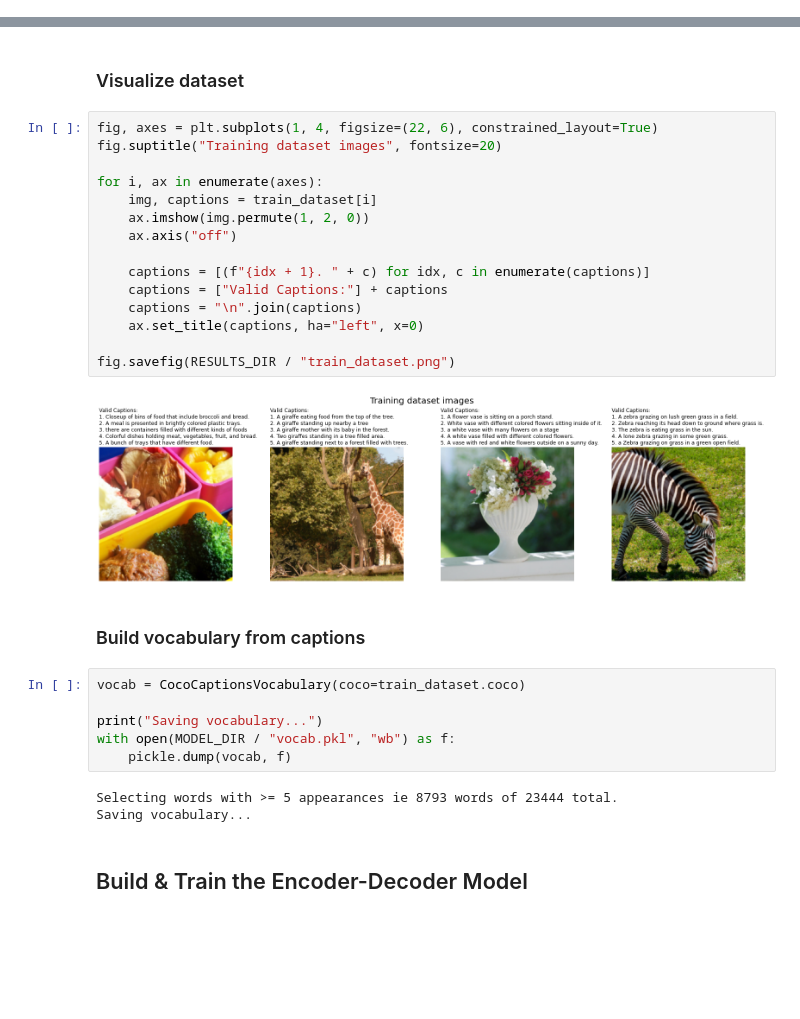
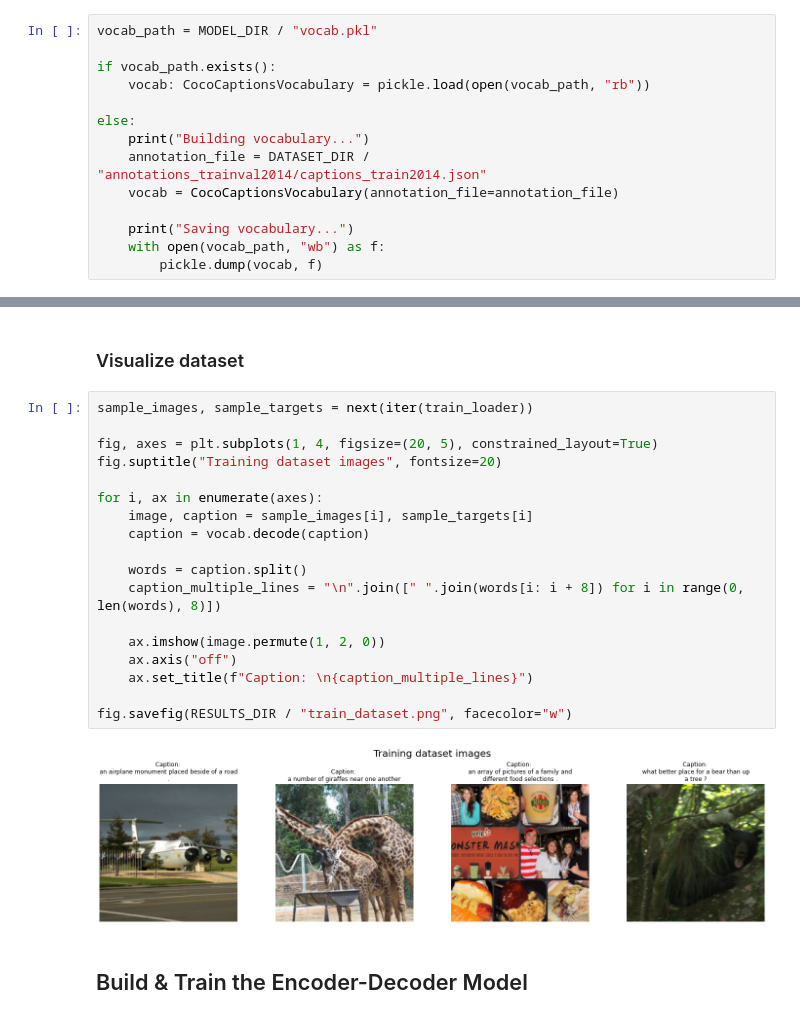
Before and after one commit to relaxxpls/image-captioning, a Jupyter notebook: solve.ipynb, the cells around one changed output, grey strips where cells are left out. Saved outputs shown, nothing was run; the diff lists cells and outputs as text; blank space fills up the shorter version.

```diff
--- a/solve.ipynb
+++ b/solve.ipynb
@@ -61,3 +64,17 @@ EMBED_SIZE = 512
+# %%
+vocab_path = MODEL_DIR / "vocab.pkl"
+
+if vocab_path.exists():
+    vocab: CocoCaptionsVocabulary = pickle.load(open(vocab_path, "rb"))
+
+else:
+    print("Building vocabulary...")
+    annotation_file = DATASET_DIR / "annotations_trainval2014/captions_train2014.json"
+    vocab = CocoCaptionsVocabulary(annotation_file=annotation_file)
+
+    print("Saving vocabulary...")
+    with open(vocab_path, "wb") as f:
+        pickle.dump(vocab, f)
 # %% [markdown]
 ### Setup training and testing datasets
 
@@ -102,33 +130,25 @@ index created!
 # %% [markdown]
 ### Visualize dataset
 # %%
-fig, axes = plt.subplots(1, 4, figsize=(22, 6), constrained_layout=True)
+sample_images, sample_targets = next(iter(train_loader))
+
+fig, axes = plt.subplots(1, 4, figsize=(20, 5), constrained_layout=True)
 fig.suptitle("Training dataset images", fontsize=20)
 
 for i, ax in enumerate(axes):
-    img, captions = train_dataset[i]
-    ax.imshow(img.permute(1, 2, 0))
+    image, caption = sample_images[i], sample_targets[i]
+    caption = vocab.decode(caption)
+
+    words = caption.split()
+    caption_multiple_lines = "\n".join([" ".join(words[i: i + 8]) for i in range(0, len(words), 8)])
+
+    ax.imshow(image.permute(1, 2, 0))
     ax.axis("off")
+    ax.set_title(f"Caption: \n{caption_multiple_lines}")
 
-    captions = [(f"{idx + 1}. " + c) for idx, c in enumerate(captions)]
-    captions = ["Valid Captions:"] + captions
-    captions = "\n".join(captions)
-    ax.set_title(captions, ha="left", x=0)
-
-fig.savefig(RESULTS_DIR / "train_dataset.png")
+fig.savefig(RESULTS_DIR / "train_dataset.png", facecolor="w")
 # %% [output]
-[figure, old version]
+[figure, new version]
-# %% [markdown]
-### Build vocabulary from captions
-# %%
-vocab = CocoCaptionsVocabulary(coco=train_dataset.coco)
-
-print("Saving vocabulary...")
-with open(MODEL_DIR / "vocab.pkl", "wb") as f:
-    pickle.dump(vocab, f)
-# %% [output]
-Selecting words with >= 5 appearances ie 8793 words of 23444 total.
-Saving vocabulary...
 # %% [markdown]
 ## Build & Train the Encoder-Decoder Model
 # %%
```
Also changed, not shown: parts of 5 cells of this notebook, 1 other file.
